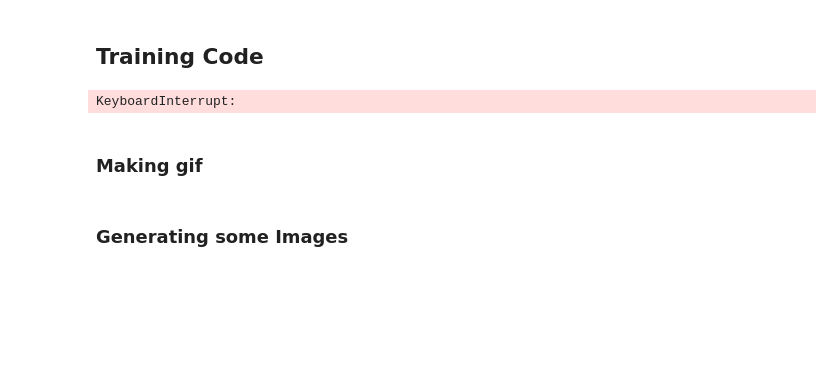
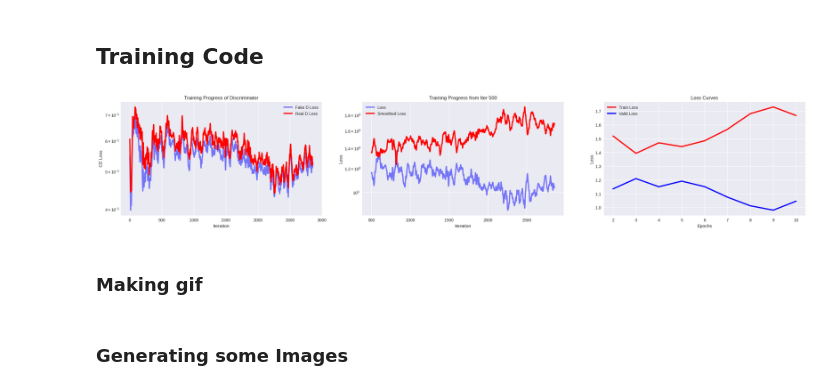
Before and after one commit to Mridul-Krishnan/CudaLab24, a Jupyter notebook: Lab Work/CUDA_Assignment_6/CUDA_Assignment_6.ipynb, the cells around one changed output. Drawn from its saved outputs; the diff is of its cells as text; code cells hidden in the pictures; blank space fills up the shorter version.

```diff
--- a/Lab Work/CUDA_Assignment_6/CUDA_Assignment_6.ipynb
+++ b/Lab Work/CUDA_Assignment_6/CUDA_Assignment_6.ipynb
@@ -476,12 +495,51 @@ from tqdm import tqdm
 # %%
-generator = Generator(latent_dim=10, num_channels=3, base_channels=64, embedding_dim=5)
-discriminator = Discriminator(in_channels=3, out_dim=1, base_channels=64)
+generator = cDCGenerator(latent_dim=10, num_channels=3, base_channels=64, embedding_dim=5)
+discriminator = cDCDiscriminator(in_channels=3, out_dim=1, base_channels=64)
 
-trainer = Trainer(generator=generator, discriminator=discriminator, latent_dim=10, writer=writer)
+trainer = cDCTrainer(generator=generator, discriminator=discriminator, latent_dim=10, writer=writer)
-# %%
-trainer.train(data_loader=train_loader)
-# %% [output]
-KeyboardInterrupt:
+# %%
+total_d_loss_fake, total_d_loss_real, total_gan_loss, g_loss_curve, d_loss_curve = trainer.train(data_loader=train_loader, N_epoch=10)
+# %%
+total_d_loss = [total_d_loss_fake[i] + total_d_loss_real[i] for i in range(len(total_d_loss_fake))]
+# %%
+plt.style.use('seaborn')
+fig, ax = plt.subplots(1,3)
+fig.set_size_inches(30,5)
+
+smooth_loss1 = smooth(total_d_loss_fake, 31)
+smooth_loss2 = smooth(total_d_loss_real, 31)
+ax[0].plot(smooth_loss1, c="blue", label="Fake D Loss", linewidth=3, alpha=0.5)
+ax[0].plot(smooth_loss2, c="red", label="Real D Loss", linewidth=3, alpha=1)
+ax[0].legend(loc="best")
+ax[0].set_xlabel("Iteration")
+ax[0].set_ylabel("CE Loss")
+ax[0].set_yscale("log")
+ax[0].set_title("Training Progress of Discriminator")
+
+smooth_loss1 = smooth(total_d_loss, 31)
+smooth_loss2 = smooth(total_gan_loss, 31)
+START = 500
+N_ITERS = len(total_d_loss)
+ax[1].plot(np.arange(START, N_ITERS), smooth_loss1[START:], c="blue", label="Loss", linewidth=3, alpha=0.5)
+ax[1].plot(np.arange(START, N_ITERS), smooth_loss2[START:], c="red", label="Smoothed Loss", linewidth=3, alpha=1)
+ax[1].legend(loc="best")
+ax[1].set_xlabel("Iteration")
+ax[1].set_ylabel("Loss")
+ax[1].set_yscale("log")
+ax[1].set_title(f"Training Progress from Iter {START}")
+
+epochs = np.arange(len(g_loss_curve)) + 1
+ax[2].plot(epochs[1:], g_loss_curve[1:], c="red", label="Train Loss", linewidth=3)
+ax[2].plot(epochs[1:], d_loss_curve[1:], c="blue", label="Valid Loss", linewidth=3)
+ax[2].legend(loc="best")
+ax[2].set_xlabel("Epochs")
+ax[2].set_ylabel("Loss")
+ax[2].set_title("Loss Curves")
+
+
+plt.show()
+# %% [output]
+[figure, added]
 # %% [markdown]
 ### Making gif
 # %%
```
Also changed, not shown: parts of 14 cells of this notebook, 20 other files.
